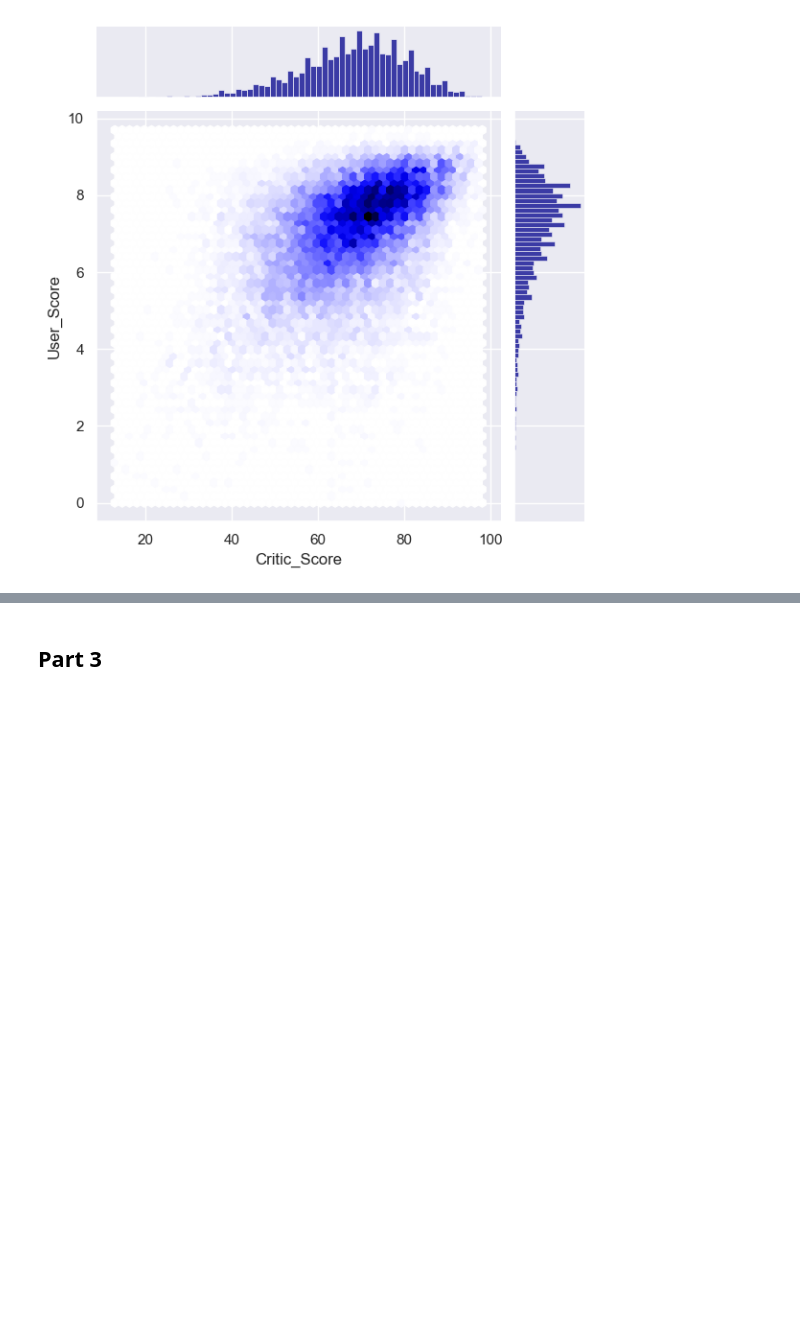
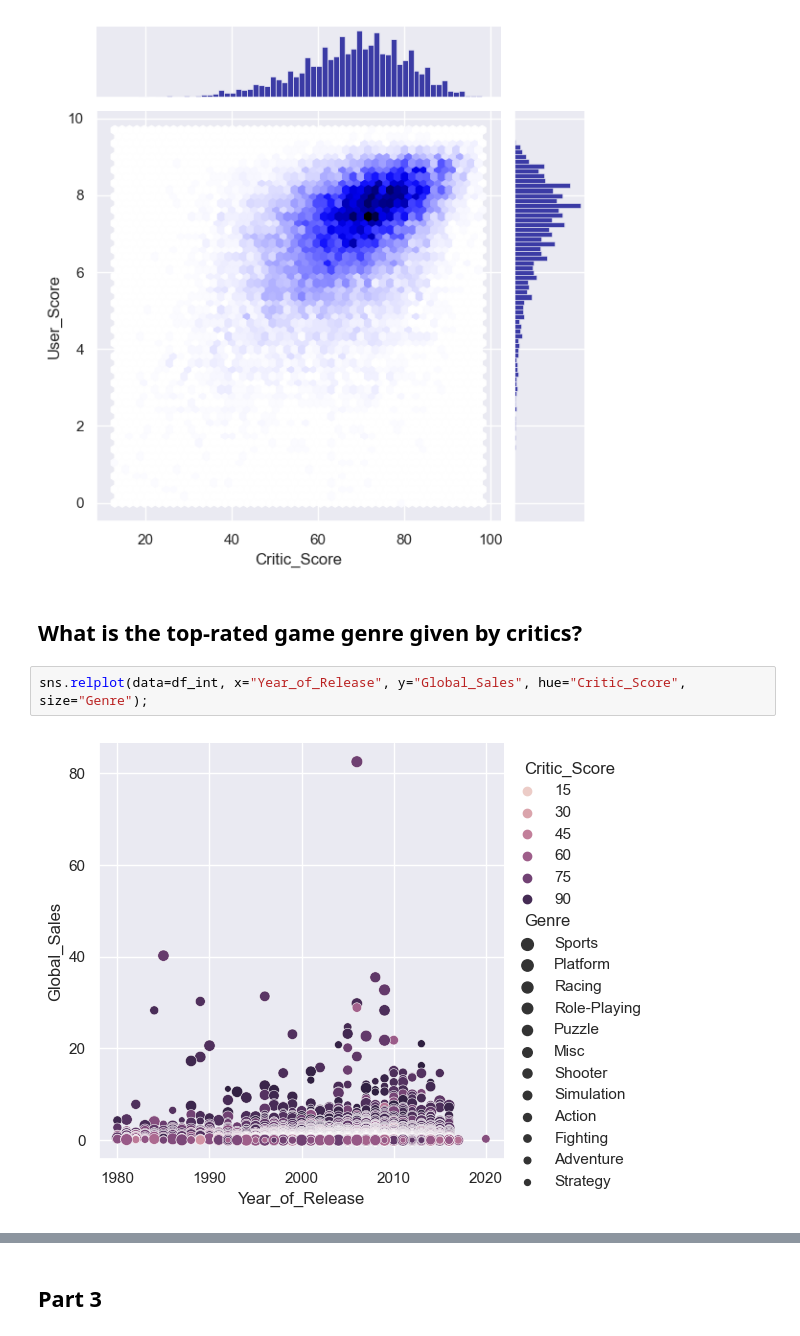
Before and after one commit to Daniela-MB/Data_visualisation_video_games_analysis, a Jupyter notebook: DanielaMarianoBarreto_DVizHDip_CA1.ipynb, the cells around one changed output, grey strips where cells are left out. Saved outputs shown, nothing was run; the diff lists cells and outputs as text; blank space fills up the shorter version.

```diff
--- a/DanielaMarianoBarreto_DVizHDip_CA1.ipynb
+++ b/DanielaMarianoBarreto_DVizHDip_CA1.ipynb
@@ -819,3 +823,9 @@ I used the Seaborn library with the '.jointplot()' function to create a plot wit
 sns.jointplot(data=df_int, x="Critic_Score", y="User_Score", kind="hex", color="darkblue");
 # %% [output]
 [figure]
+# %% [markdown]
+## What is the top-rated game genre given by critics?
+# %%
+sns.relplot(data=df_int, x="Year_of_Release", y="Global_Sales", hue="Critic_Score", size="Genre");
+# %% [output]
+[figure, added]
```
Also changed, not shown: parts of 23 cells of this notebook.
